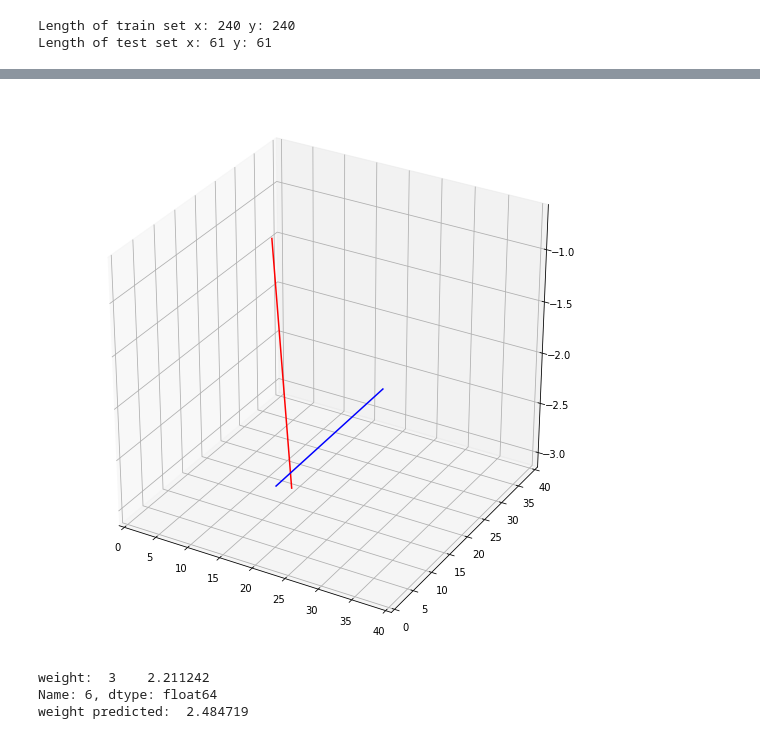
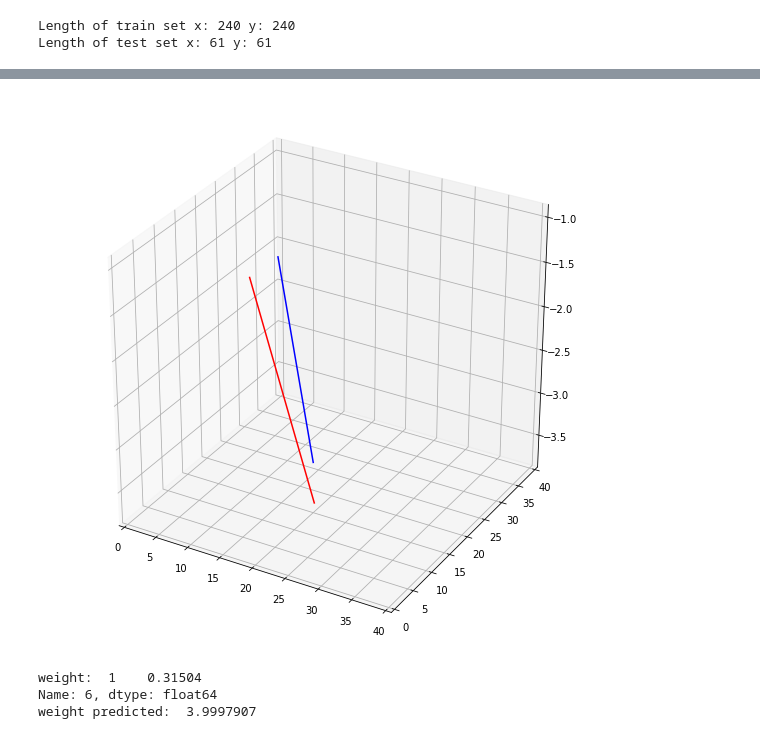
Before and after one commit to AnosovAndrey/Task, a Jupyter notebook: Untitled2.ipynb, the cells around one changed output, grey strips where cells are left out. Saved outputs shown, nothing was run; the diff lists cells and outputs as text; code cells hidden in the pictures.

```diff
--- a/Untitled2.ipynb
+++ b/Untitled2.ipynb
@@ -254,6 +247,15 @@ def get_model():
     # Notice the name of the layer.
     reg_head = Dense(6, activation='sigmoid', name='coordinates')(reg_head)
     return Model(inputs=[inputs], outputs=[classifier_head, reg_head])
+# %%
+# losses = {'weight': 'binary_crossentropy',
+#           'coordinates': 'mse'}
+losses = {'weight': 'binary_crossentropy',
+          'coordinates': 'mse'}
+loss_weights = {'weight': 1.0,
+                'coordinates': 1.0}
+metrics = { 'weight': 'mae', #'weight': 'mean_absolute_error',
+                'coordinates': 'acc'}
 # %%
 x_model = get_model()
 x_model.summary()
@@ -276,7 +278,7 @@ Trainable params: 34,567
 Non-trainable params: 0
 __________________________________________________________________________________________________
 # %%
-x_model.compile('adam', loss=losses, loss_weights=loss_weights, metrics=['acc'])
+x_model.compile('adam', loss=losses, loss_weights=loss_weights, metrics=metrics)
 # %%
-x_model.fit(X_train2, {'coordinates': y_train21, 'weight': y_train22},validation_data=(X_test2,{'coordinates': y_test21, 'weight': y_test22}),batch_size=25,epochs=50,verbose=1)
+H = x_model.fit(X_train2, {'coordinates': y_train21, 'weight': y_train22},validation_data=(X_test2,{'coordinates': y_test21, 'weight': y_test22}),batch_size=25,epochs=100,verbose=1)
 # %% [output]
@@ -301,37 +302,39 @@ Epoch 50/50
 # %%
 result_2=x_model.predict(X_test2)
-res = np.column_stack(result_2)
+#print(result_2)
+res = np.column_stack((result_2[1], result_2[0]))
+#print(res[:1])
 result_2_inv = y_scaler.inverse_transform(res)
 #print(result_2_inv)
 # %%
 fig2 = plt.figure(1, figsize=(10,10))
 ax2 = fig2.gca(projection='3d')
 
-pos = 3
+pos = 1
  # Give points
-x1 = [data_list[240 + pos][1][0], data_list[240 + pos][1][1]]
-y1 = [data_list[240 + pos][1][2], data_list[240 + pos][1][3]]
-z1 = np.array([data_list[240 + pos][1][4], data_list[240 + pos][1][5]]).flatten()
+x1 = [data_list[train_length + pos][1][0], data_list[train_length + pos][1][1]]
+y1 = [data_list[train_length + pos][1][2], data_list[train_length + pos][1][3]]
+z1 = np.array([data_list[train_length + pos][1][4], data_list[train_length + pos][1][5]]).flatten()
 
 plt.xlim(0, 40)
 plt.ylim(0, 40)
  # Connect the first two points in the array
 
 ax3 = fig2.gca(projection='3d')
 
  # Give points
 x2 = [result_2_inv[pos][0], result_2_inv[pos][1]]
 y2 = [result_2_inv[pos][2], result_2_inv[pos][3]]
 z2 = np.array([result_2_inv[pos][4], result_2_inv[pos][5]]).flatten()
 
 figure = ax2.plot(x1, y1, z1, c='r', )
 figure = ax3.plot(x2, y2, z2, c='b', )
 plt.show()
 
 print("weight: ", data_list[pos][1][6])
 print("weight predicted: ", result_2_inv[pos][6])
 # %% [output]
-[figure, old version]
+[figure, new version]
-weight:  3    2.211242
+weight:  1    0.31504
 Name: 6, dtype: float64
-weight predicted:  2.484719
+weight predicted:  3.9997907
```
Also changed, not shown: parts of 15 cells of this notebook.
